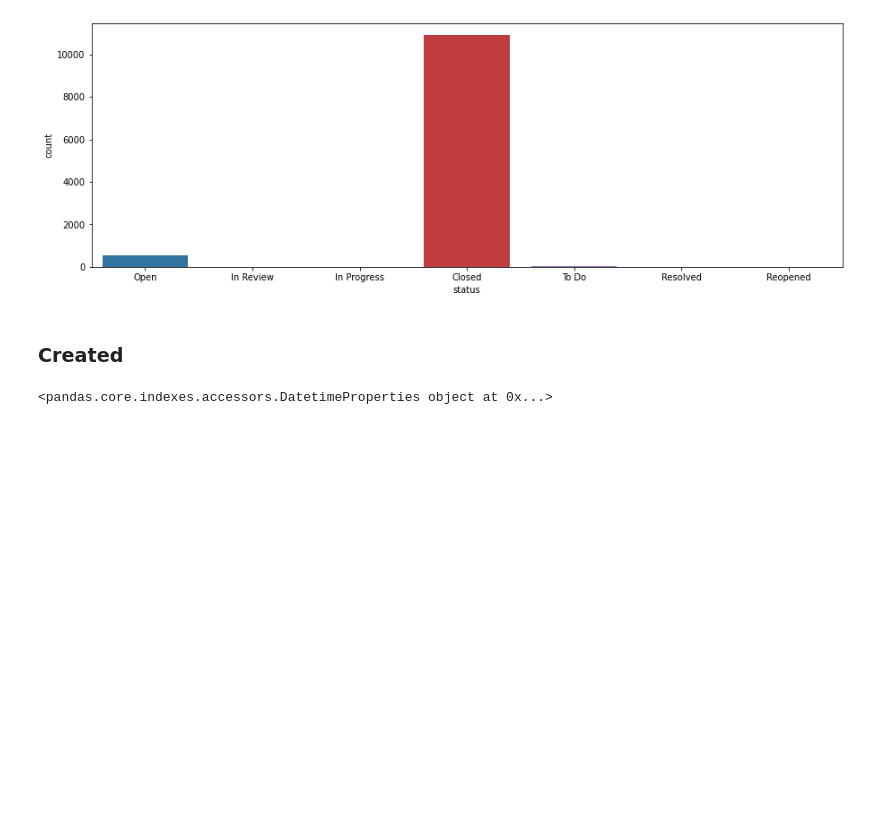
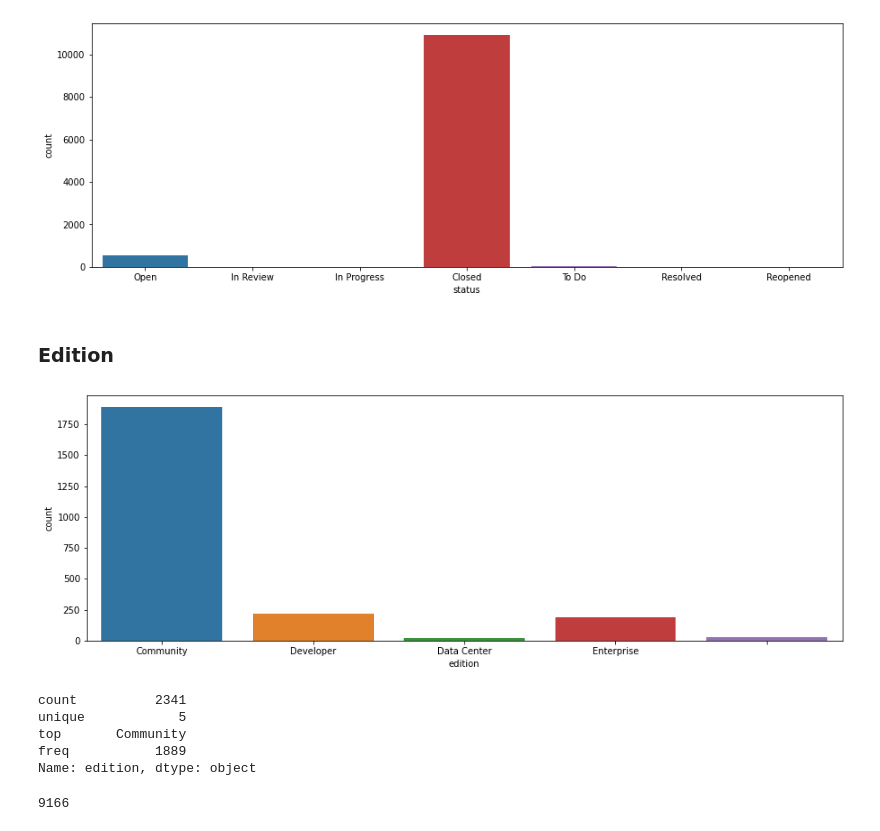
Before and after one commit to IncioMan/Continuous-Integration-metrics-for-post-release-bugs-prediction, a Jupyter notebook: Jira_issue_retriever.ipynb, the cells around one changed output. Cells and saved outputs as stored; diff of their text form; code cells hidden in the pictures; blank space fills up the shorter version.

```diff
--- a/Jira_issue_retriever.ipynb
+++ b/Jira_issue_retriever.ipynb
@@ -403,8 +500,20 @@ ax = sns.countplot(x="status", data=issues_df[["issue_id", "status"]])
 # %% [output]
 [figure]
 # %% [markdown]
-### Created
+### Edition
-# %%
-issues_df.created.dt
-# %% [output]
-<pandas.core.indexes.accessors.DatetimeProperties object at 0x...>
+# %%
+ax = sns.countplot(x="edition", data=issues_df)
+# %% [output]
+[figure, added]
+# %%
+issues_df.edition.describe()
+# %% [output]
+count          2341
+unique            5
+top       Community
+freq           1889
+Name: edition, dtype: object
+# %%
+issues_df.edition.isna().sum()
+# %% [output]
+9166
```
Also changed, not shown: parts of 19 cells of this notebook, 4 other files.
